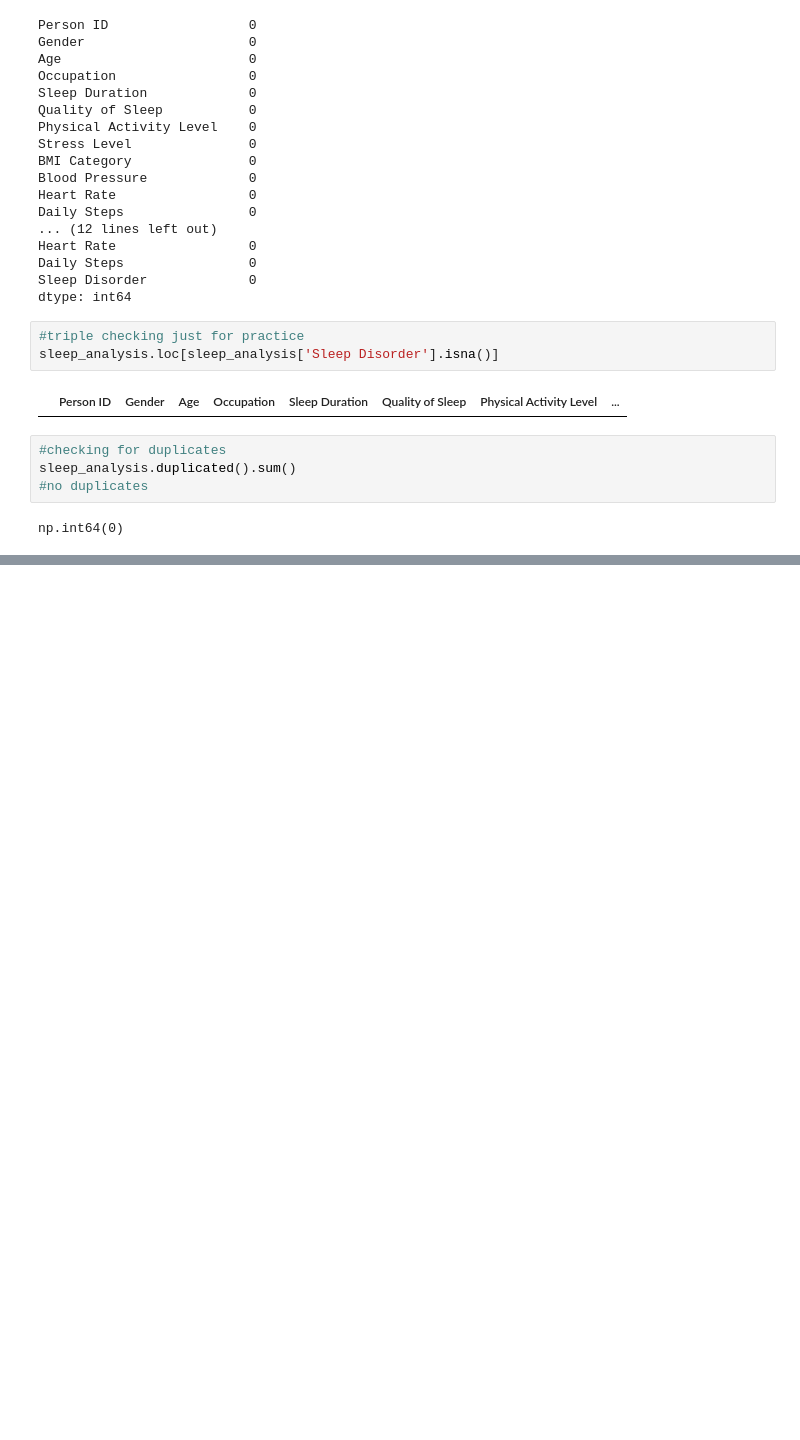
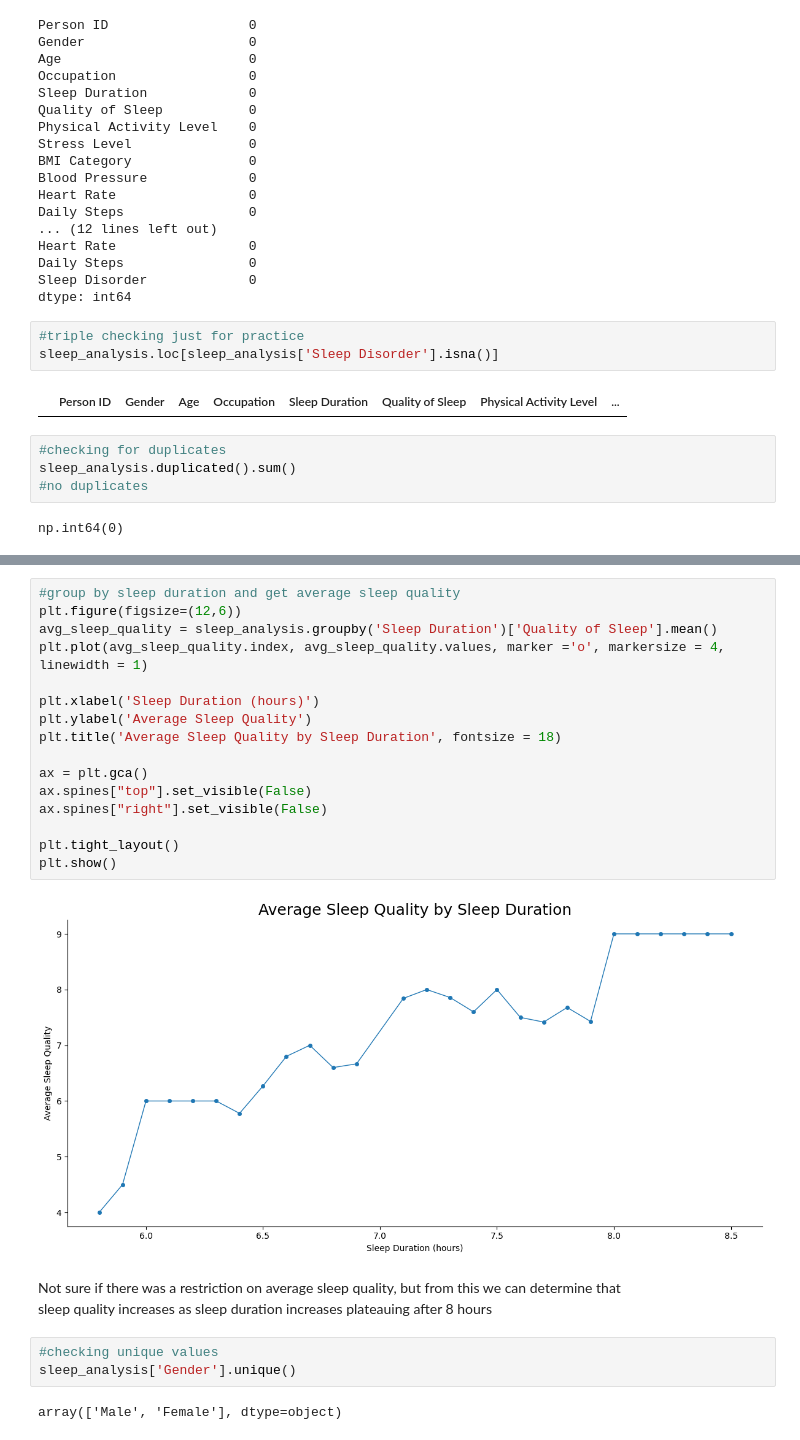
Before and after one commit to M0pare02/Capstone_MiguelP, a Jupyter notebook: notebooks/Sleep_analysis.ipynb, the cells around one changed output, grey strips where cells are left out. Drawn from its saved outputs; the diff is of its cells as text; blank space fills up the shorter version.

```diff
--- a/notebooks/Sleep_analysis.ipynb
+++ b/notebooks/Sleep_analysis.ipynb
@@ -152,0 +212,26 @@ np.int64(0)
+# %%
+#group by sleep duration and get average sleep quality
+plt.figure(figsize=(12,6))
+avg_sleep_quality = sleep_analysis.groupby('Sleep Duration')['Quality of Sleep'].mean()
+plt.plot(avg_sleep_quality.index, avg_sleep_quality.values, marker ='o', markersize = 4, linewidth = 1)
+
+plt.xlabel('Sleep Duration (hours)')
+plt.ylabel('Average Sleep Quality')
+plt.title('Average Sleep Quality by Sleep Duration', fontsize = 18)
+
+ax = plt.gca()
+ax.spines["top"].set_visible(False)
+ax.spines["right"].set_visible(False)
+
+plt.tight_layout()
+plt.show()
+# %% [output]
+[figure, added]
+# %% [markdown]
+Not sure if there was a restriction on average sleep quality, but from this we can determine that
+sleep quality increases as sleep duration increases plateauing after 8 hours
+# %%
+#checking unique values
+sleep_analysis['Gender'].unique()
+# %% [output]
+array(['Male', 'Female'], dtype=object)
```
Also changed, not shown: parts of 9 cells of this notebook.
